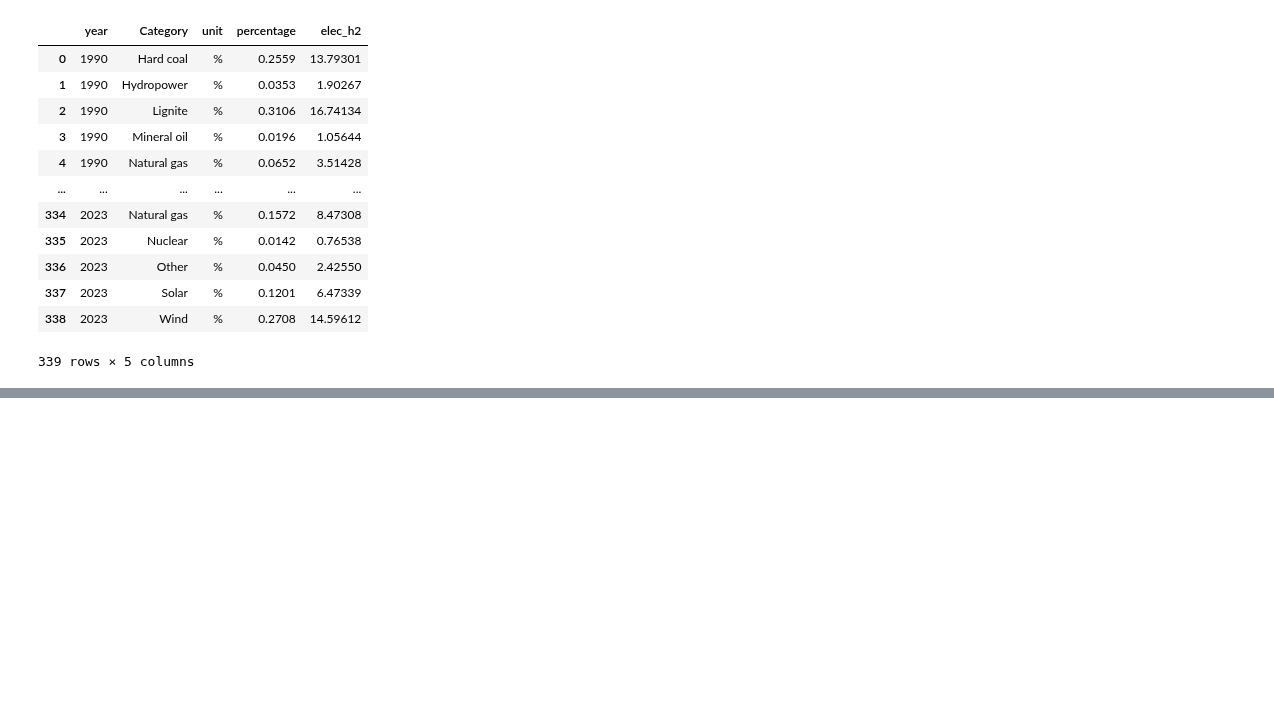
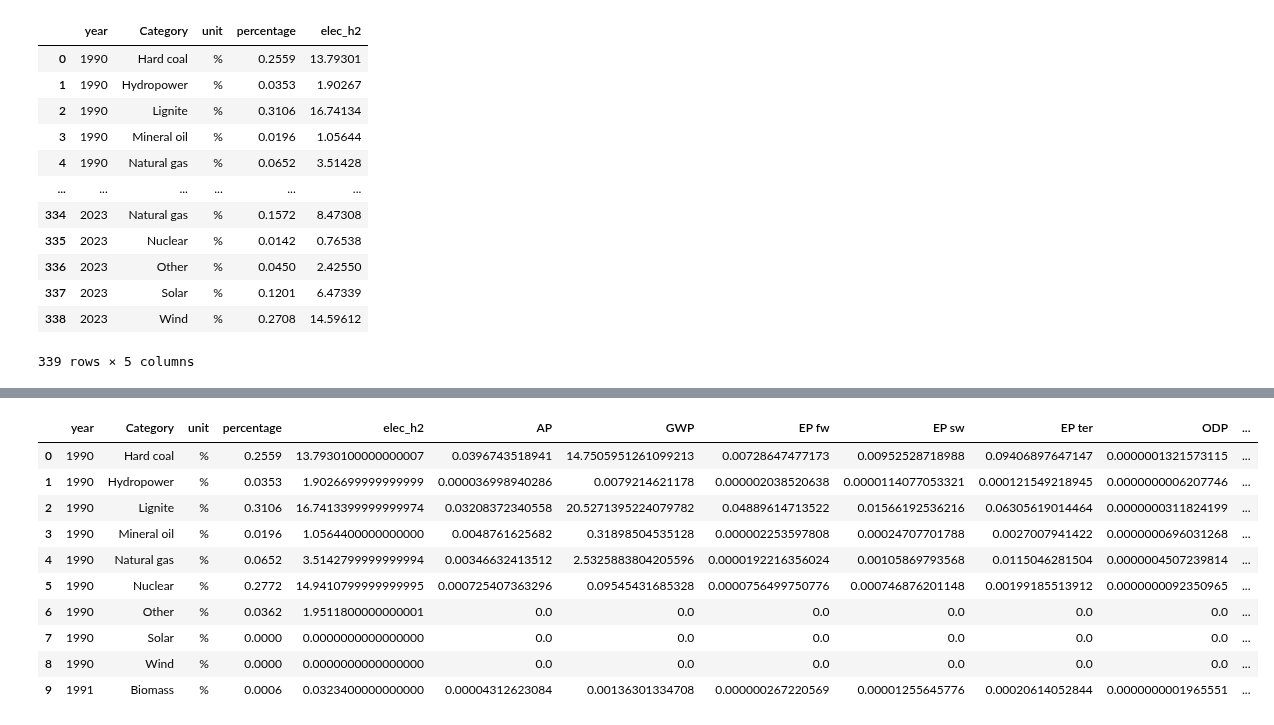
Before and after one commit to SultanGabriel/de_gridmix, a Jupyter notebook: gridmix_destatis.ipynb, the cells around one changed output, grey strips where cells are left out. Saved outputs shown, nothing was run; the diff lists cells and outputs as text; code cells hidden in the pictures; blank space fills up the shorter version.

Commit message:
env data

```diff
--- a/gridmix_destatis.ipynb
+++ b/gridmix_destatis.ipynb
@@ -665,3 +665,66 @@ DF_ELEC
 | 337 | 2023 | Solar | % | 0.1201 | 6.47339 |
 | 338 | 2023 | Wind | % | 0.2708 | 14.59612 |
 339 rows × 5 columns
+# %%
+
+import pprint
+
+
+DF_ENV = pd.read_excel(os.path.join(INPUT_DIR, "ENV_IMPACT.xlsx"))
+DF_ENV
+
+
+# 1. Map DF_ENV columns to DF_ELEC categories
+env_to_elec = {
+    "Photovoltaics": "Solar",
+    "Wind": "Wind",
+    "Hydro": "Hydropower",
+    "Biomass": "Biomass",
+    "Natural Gas": "Natural gas",
+    "Lignite": "Lignite",
+    "Hard coal": "Hard coal",
+    "Nuclear": "Nuclear",
+    "Other": "Other",
+    "Oil": "Mineral oil"
+}
+
+# 2. Invert the mapping for easier category alignment (DF_ELEC["Category"] → DF_ENV column name)
+elec_to_env = {v: k for k, v in env_to_elec.items()}
+
+# 3. Optional: sanity check - which categories exist in your DF_ELEC
+print("Unique categories in DF_ELEC:", sorted(DF_ELEC["Category"].unique()))
+
+# 4. Loop over each row in DF_ENV (each environmental indicator)
+for row_idx in DF_ENV.index:
+    indicator_name = DF_ENV.loc[row_idx, "1 kWh"]
+
+    # Extract the impact factors, skip "1 kWh" and "unit"
+    row = DF_ENV.loc[row_idx].drop(labels=["1 kWh", "unit"])
+
+    # Reindex to match DF_ELEC categories, map indexes
+    impact_factors = pd.Series(
+        data=row.values,
+        index=row.index.map(env_to_elec)
+    )
+
+
+    print(indicator_name)
+    # print(DF_ELEC["Category"], indicator_name, impact_factors)
+
+    # factor_column = f"{indicator_name}"
+    DF_ELEC[indicator_name] = DF_ELEC["Category"].map(impact_factors)
+    DF_ELEC[indicator_name] = DF_ELEC["elec_h2"] * DF_ELEC[indicator_name]
+
+    # Calculate the total impact (convert elec_h2 from MWh → kWh)
+    # print("STF", DF_ELEC["elec_h2"].unique(), DF_ELEC[factor_column])
+    # DF_ELEC[indicator_name] = DF_ELEC["elec_h2"] * DF_ELEC[factor_column]
+
+
+pd.set_option('display.precision', 16)
+
+
+export_to_excel_formatted(DF_ELEC, os.path.join(EXCELS_DIR, "DF_EI_kg_h2.xlsx"))
+
+
+DF_ELEC.head(10)
+# %% [output]
@@ -667,0 +741,11 @@ DF_ELEC
+|  | year | Category | unit | percentage | elec_h2 | AP | GWP | EP fw | EP sw | EP ter | ODP | ... |
+| 0 | 1990 | Hard coal | % | 0.2559 | 13.7930100000000007 | 0.0396743518941 | 14.7505951261099213 | 0.00728647477173 | 0.00952528718988 | 0.09406897647147 | 0.0000001321573115 | ... |
+| 1 | 1990 | Hydropower | % | 0.0353 | 1.9026699999999999 | 0.000036998940286 | 0.0079214621178 | 0.000002038520638 | 0.0000114077053321 | 0.000121549218945 | 0.0000000006207746 | ... |
+| 2 | 1990 | Lignite | % | 0.3106 | 16.7413399999999974 | 0.03208372340558 | 20.5271395224079782 | 0.04889614713522 | 0.01566192536216 | 0.06305619014464 | 0.0000000311824199 | ... |
+| 3 | 1990 | Mineral oil | % | 0.0196 | 1.0564400000000000 | 0.0048761625682 | 0.31898504535128 | 0.000002253597808 | 0.00024707701788 | 0.0027007941422 | 0.0000000696031268 | ... |
+| 4 | 1990 | Natural gas | % | 0.0652 | 3.5142799999999994 | 0.00346632413512 | 2.5325883804205596 | 0.0000192216356024 | 0.00105869793568 | 0.0115046281504 | 0.0000004507239814 | ... |
+| 5 | 1990 | Nuclear | % | 0.2772 | 14.9410799999999995 | 0.000725407363296 | 0.09545431685328 | 0.0000756499750776 | 0.000746876201148 | 0.00199185513912 | 0.0000000092350965 | ... |
+| 6 | 1990 | Other | % | 0.0362 | 1.9511800000000001 | 0.0 | 0.0 | 0.0 | 0.0 | 0.0 | 0.0 | ... |
+| 7 | 1990 | Solar | % | 0.0000 | 0.0000000000000000 | 0.0 | 0.0 | 0.0 | 0.0 | 0.0 | 0.0 | ... |
+| 8 | 1990 | Wind | % | 0.0000 | 0.0000000000000000 | 0.0 | 0.0 | 0.0 | 0.0 | 0.0 | 0.0 | ... |
+| 9 | 1991 | Biomass | % | 0.0006 | 0.0323400000000000 | 0.00004312623084 | 0.00136301334708 | 0.000000267220569 | 0.00001255645776 | 0.00020614052844 | 0.0000000001965551 | ... |
```
Also changed, not shown: parts of 1 cell of this notebook, 8 other files.
